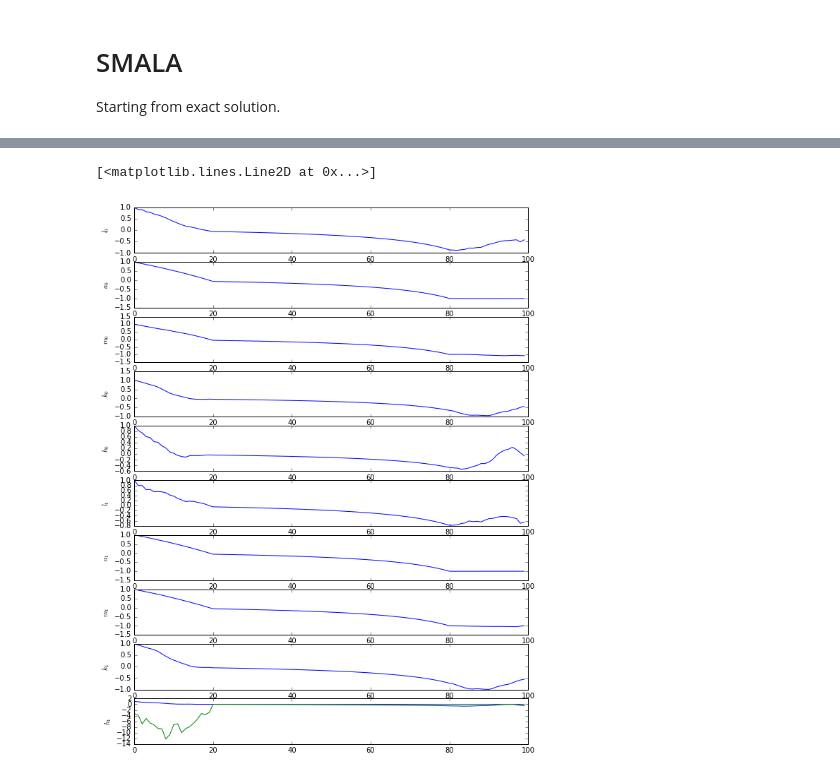
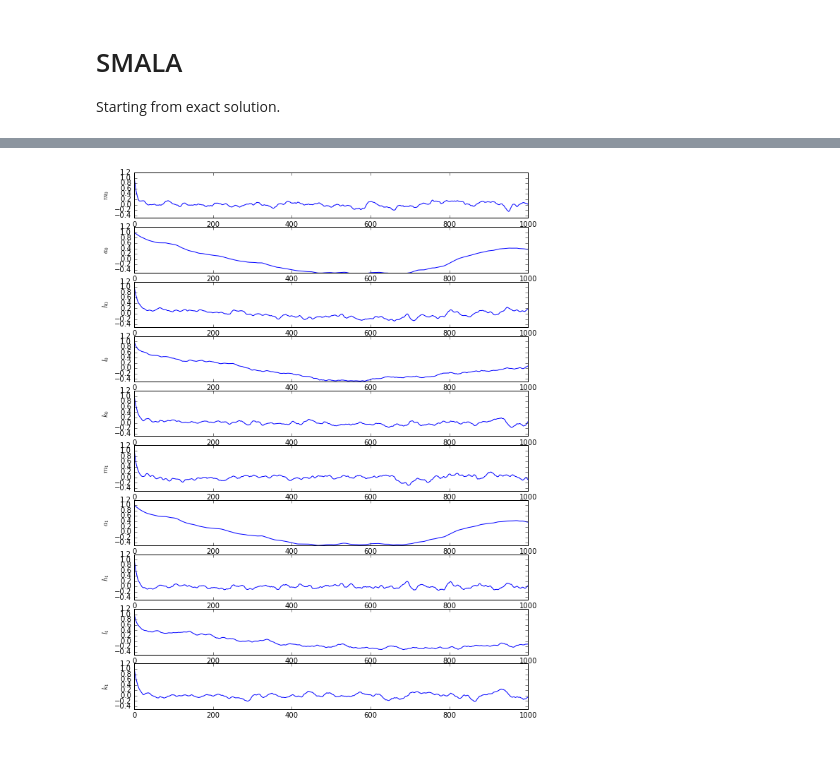
Before and after one commit to shangfei/rebound-sph, a Jupyter notebook: Pal_MCMC.ipynb, the cells around one changed output, grey strips where cells are left out. Saved outputs shown, nothing was run; the diff lists cells and outputs as text; code cells hidden in the pictures.

```diff
--- a/Pal_MCMC.ipynb
+++ b/Pal_MCMC.ipynb
@@ -72,7 +27,7 @@ figure = corner.corner(chain, labels=s.get_keys(), plot_contours=False, truths=t
 Starting from exact solution.
 # %%
 smala = mcmc.Smala(true_state,obs)
-Niter = 100
+Niter = 2000
 chain = np.zeros((Niter,smala.state.Nvars))
 chainlogp = np.zeros(Niter)
 tries = 0
@@ -116,16 +65,0 @@ Starting from a very true initial set of parameters.
-# %%
-mh = mcmc.Mh(true_state,obs)
-mh.set_scales({"m":1e-3, "a":1., "h":0.5, "k":0.5, "l":np.pi})
-mh.step_size = 4e-2
-Niter = 1000
-chain = np.zeros((Niter,mh.state.Nvars))
-chainlogp = np.zeros(Niter)
-tries = 0
-f = FloatProgress(min=0, max=Niter)
-display(f)
-for i in range(Niter):
-    tries += mh.step_force()
-    chain[i] = mh.state.get_params()
-    chainlogp[i] = mh.state.logp
-    f.value = i
-print("Acceptance rate: %.2f%%"%(float(Niter)/tries*100))
@@ -134,9 +65,0 @@ Acceptance rate: 23.68%
-# %%
-fig = plt.figure(figsize=(10,5))
-for i in range(s.Nvars):
-    ax = plt.subplot(s.Nvars+1,1,1+i)
-    ax.set_ylabel(s.get_keys()[i])
-    ax.plot(chain[:,i])
-ax = plt.subplot(s.Nvars+1,1,s.Nvars+1)
-ax.set_ylabel("$\log(p)$")
-ax.plot(chainlogp)
@@ -146,12 +65,0 @@ ax.plot(chainlogp)
-# %%
-fig = plt.figure(figsize=(10,5))
-ax = plt.subplot(111)
-for c in np.random.choice(Niter,100):
-    s = mh.state.deepcopy()
-    s.set_params(chain[c])
-    ax.plot(*s.get_rv_plotting(tmax=10.), alpha=0.1, color="gray")
-s = mh.state.deepcopy()
-s.set_params(chain[0])
-ax.plot(*s.get_rv_plotting(tmax=10.), color="green")
-ax.plot(*true_state.get_rv_plotting(tmax=10.), color="blue")
-ax.plot(obs.t, obs.rv, "r.")
@@ -178,13 +83,14 @@ def estimated_autocorrelation(x):
 # %%
 fig = plt.figure(figsize=(10,15))
 for i in range(smala.state.Nvars):
     ax = plt.subplot(smala.state.Nvars+1,1,1+i)
+    ax.set_ylim([-0.5,1.2])
+    ax.set_xlim([0,Niter/2])
     ax.set_ylabel(smala.state.get_keys()[i])
     ac = estimated_autocorrelation(chain[:,i])
     ax.plot(ac)
 #ax = plt.subplot(smala.state.Nvars+1,1,smala.state.Nvars+1)
 #ax.set_ylabel("$\log(p)$")
-ax.plot(chainlogp)
+#ax.plot(chainlogp)
 # %% [output]
-[<matplotlib.lines.Line2D at 0x...>]
-[figure, old version]
+[figure, new version]
```
Also changed, not shown: parts of 16 cells of this notebook, 1 other file.
